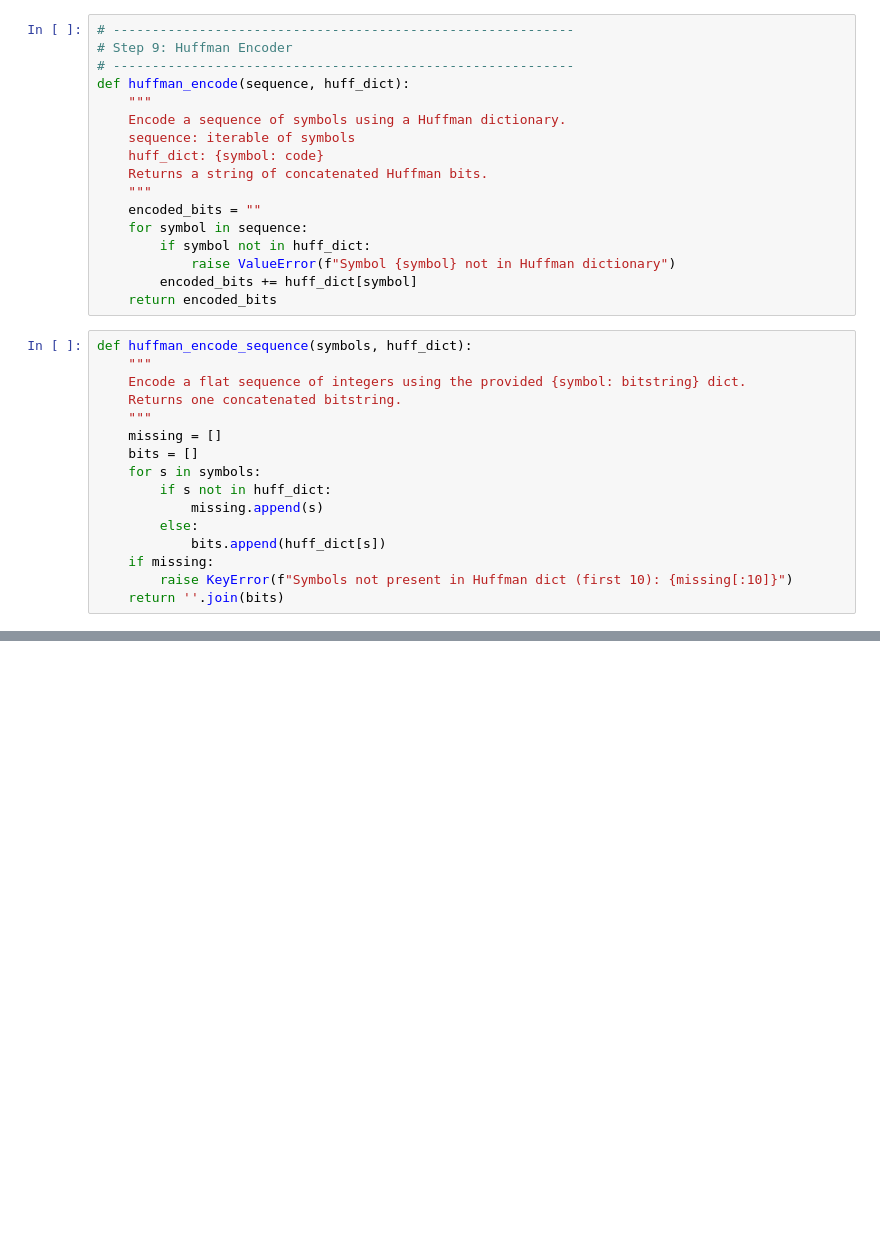
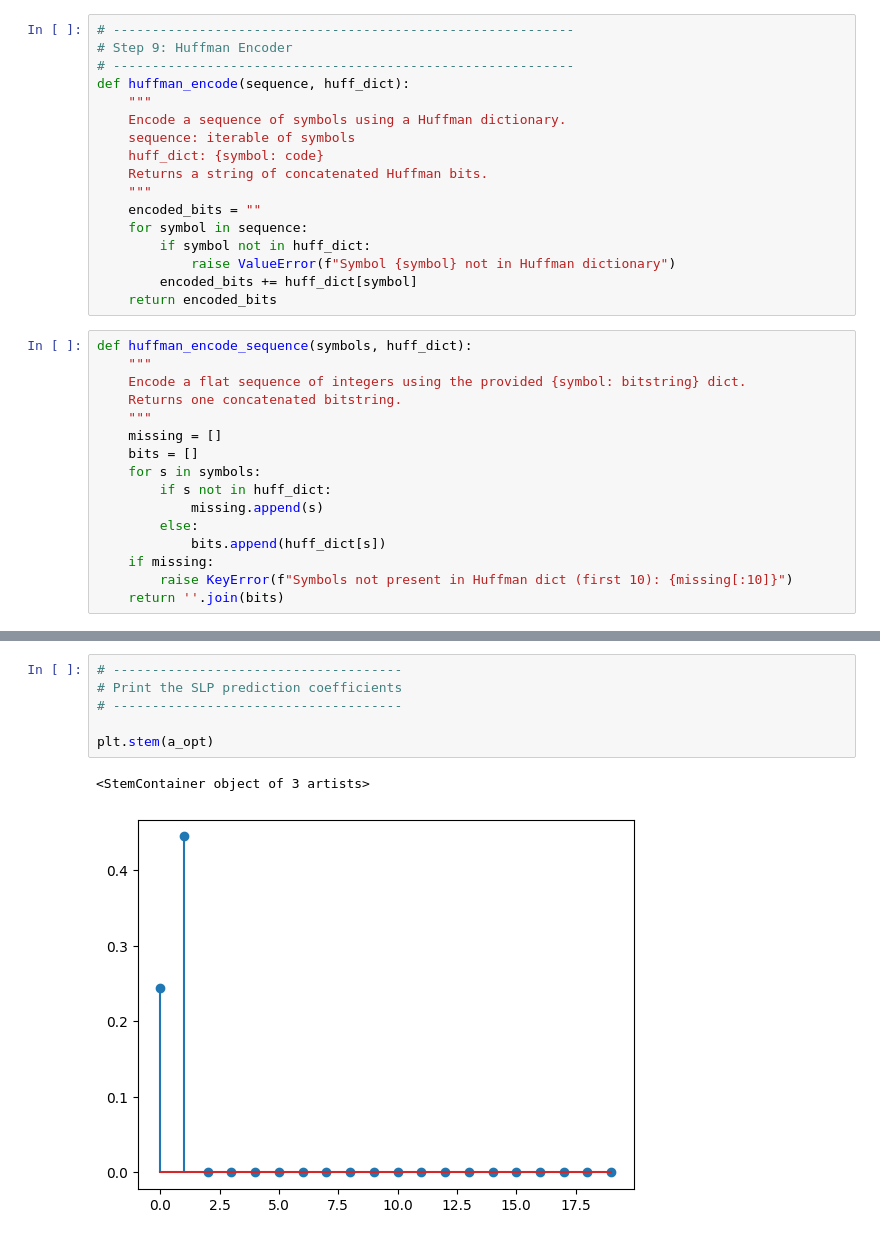
Before and after one commit to cwcyenk/PVC-SLP-Reproduction, a Jupyter notebook: PVC-SLP_encoder.ipynb, the cells around one changed output, grey strips where cells are left out. Cells and saved outputs as stored; diff of their text form; blank space fills up the shorter version.

```diff
--- a/PVC-SLP_encoder.ipynb
+++ b/PVC-SLP_encoder.ipynb
@@ -377,3 +395,12 @@ KeyError: 'Symbols not present in Huffman dict (first 10): [-2]'
+# %%
+# -------------------------------------
+# Print the SLP prediction coefficients
+# -------------------------------------
+
+plt.stem(a_opt)
+# %% [output]
+<StemContainer object of 3 artists>
+[figure, added]
 # %%
 import matplotlib.pyplot as plt
 
```
Also changed, not shown: parts of 6 cells of this notebook.
